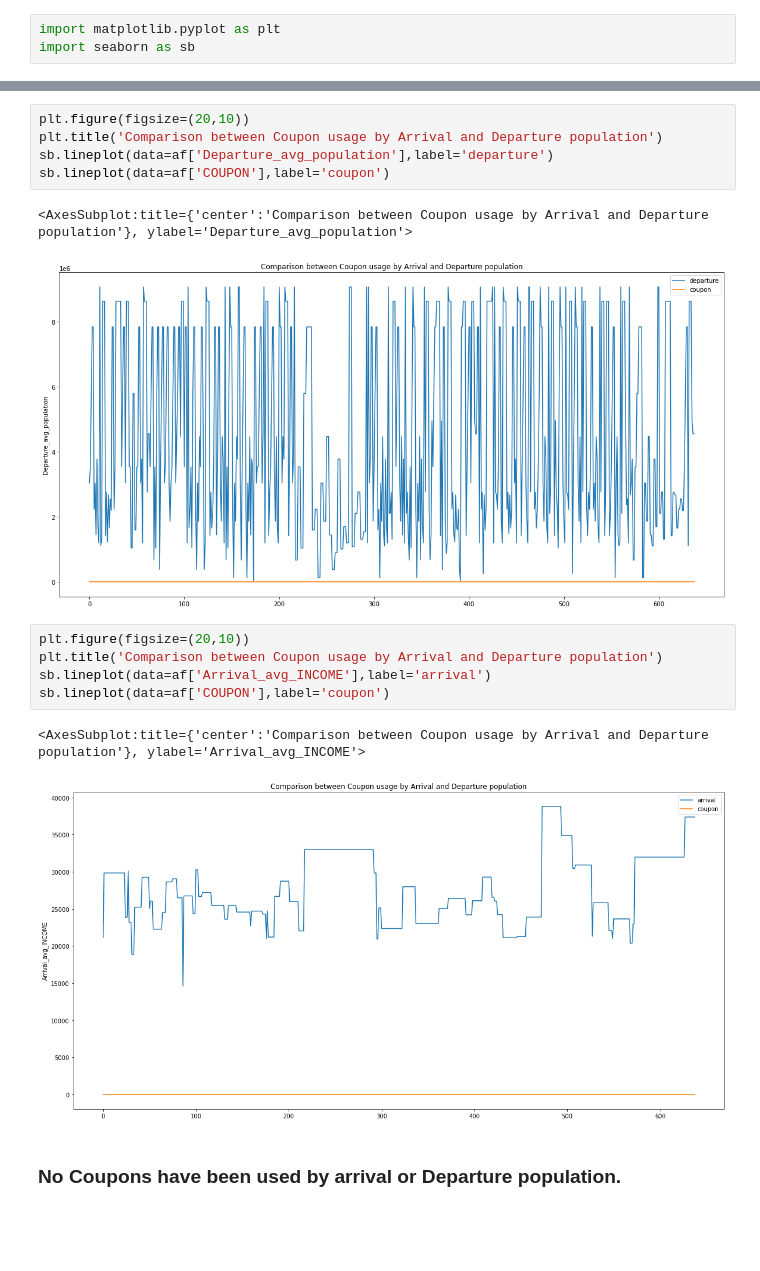
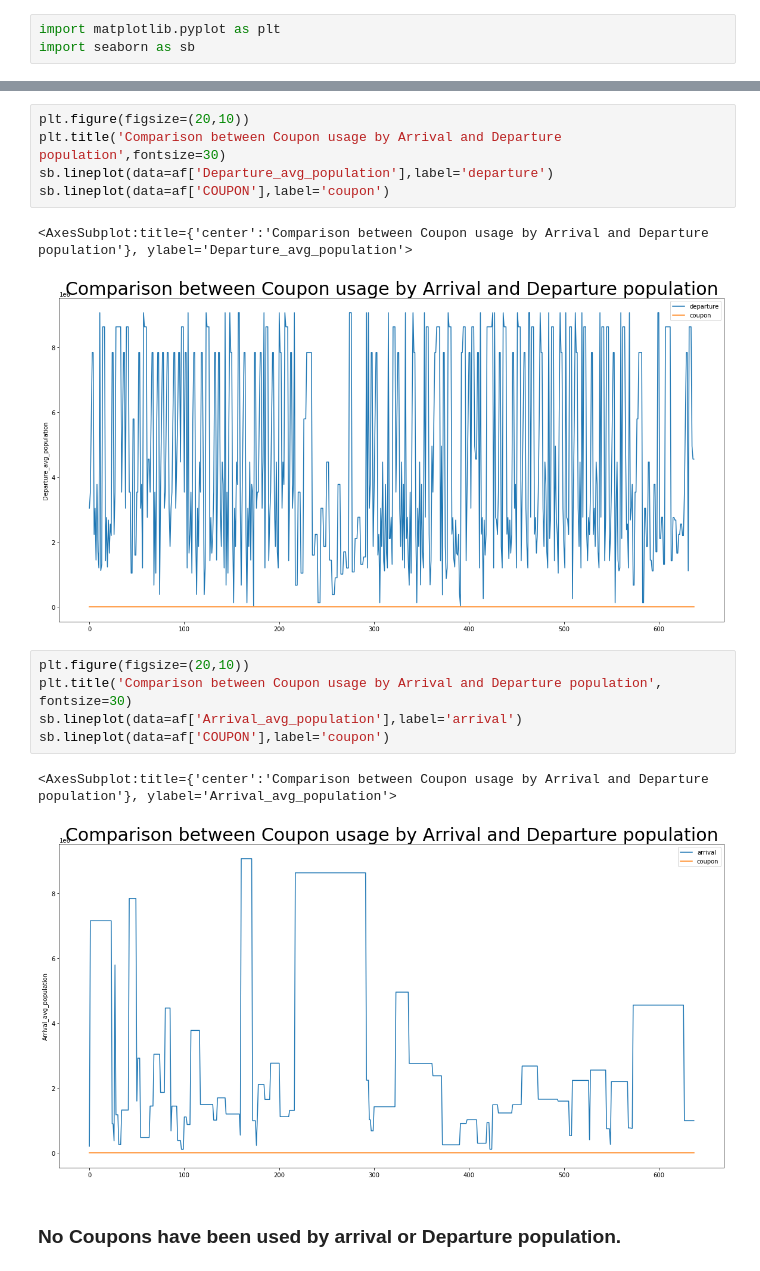
Before and after one commit to Madhu3002/Madhu3002, a Jupyter notebook: Stats Assign.ipynb, the cells around one changed output, grey strips where cells are left out. Drawn from its saved outputs; the diff is of its cells as text; blank space fills up the shorter version.

```diff
--- a/Stats Assign.ipynb
+++ b/Stats Assign.ipynb
@@ -46,19 +47,19 @@ sb.lineplot(data=af['Arrival_avg_INCOME'],label='arrival')
 # %%
 plt.figure(figsize=(20,10))
-plt.title('Comparison between Coupon usage by Arrival and Departure population')
+plt.title('Comparison between Coupon usage by Arrival and Departure population',fontsize=30)
 sb.lineplot(data=af['Departure_avg_population'],label='departure')
 sb.lineplot(data=af['COUPON'],label='coupon')
 # %% [output]
 <AxesSubplot:title={'center':'Comparison between Coupon usage by Arrival and Departure population'}, ylabel='Departure_avg_population'>
-[figure, old version]
+[figure, new version]
 # %%
 plt.figure(figsize=(20,10))
-plt.title('Comparison between Coupon usage by Arrival and Departure population')
-sb.lineplot(data=af['Arrival_avg_INCOME'],label='arrival')
+plt.title('Comparison between Coupon usage by Arrival and Departure population', fontsize=30)
+sb.lineplot(data=af['Arrival_avg_population'],label='arrival')
 sb.lineplot(data=af['COUPON'],label='coupon')
 # %% [output]
-<AxesSubplot:title={'center':'Comparison between Coupon usage by Arrival and Departure population'}, ylabel='Arrival_avg_INCOME'>
+<AxesSubplot:title={'center':'Comparison between Coupon usage by Arrival and Departure population'}, ylabel='Arrival_avg_population'>
-[figure, old version]
+[figure, new version]
 # %% [markdown]
 ### No Coupons have been used by arrival or Departure population.
 # %%
```
Also changed, not shown: parts of 20 cells of this notebook.
